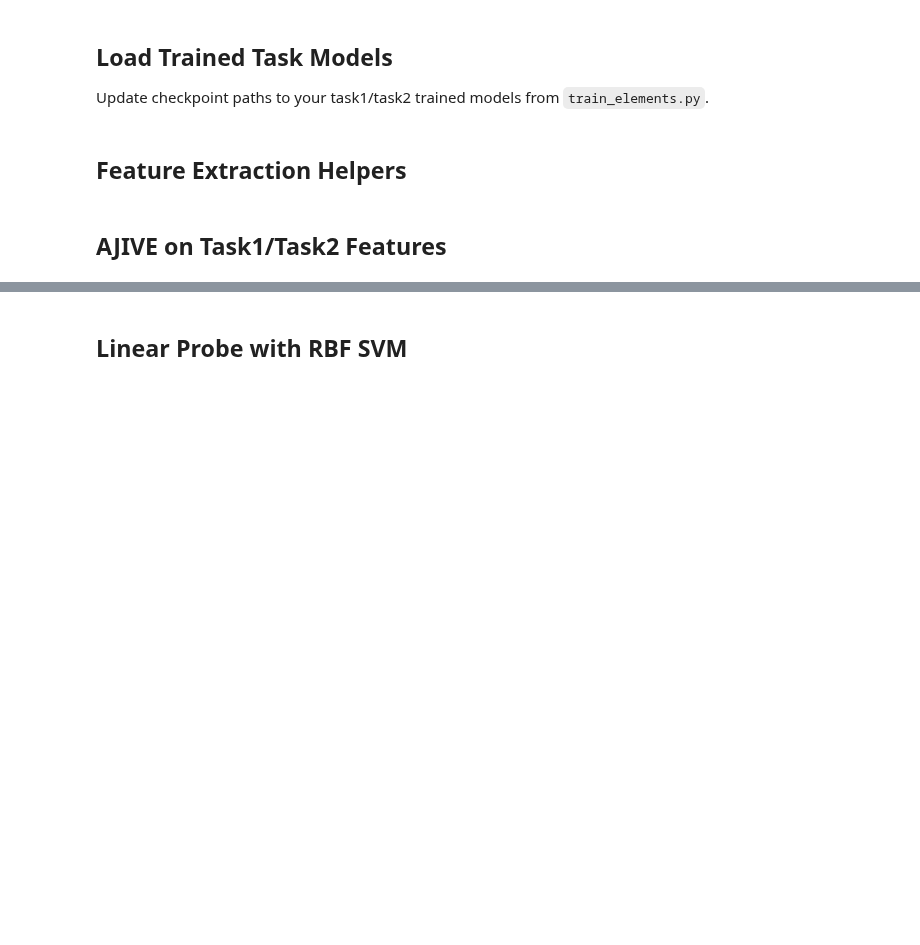
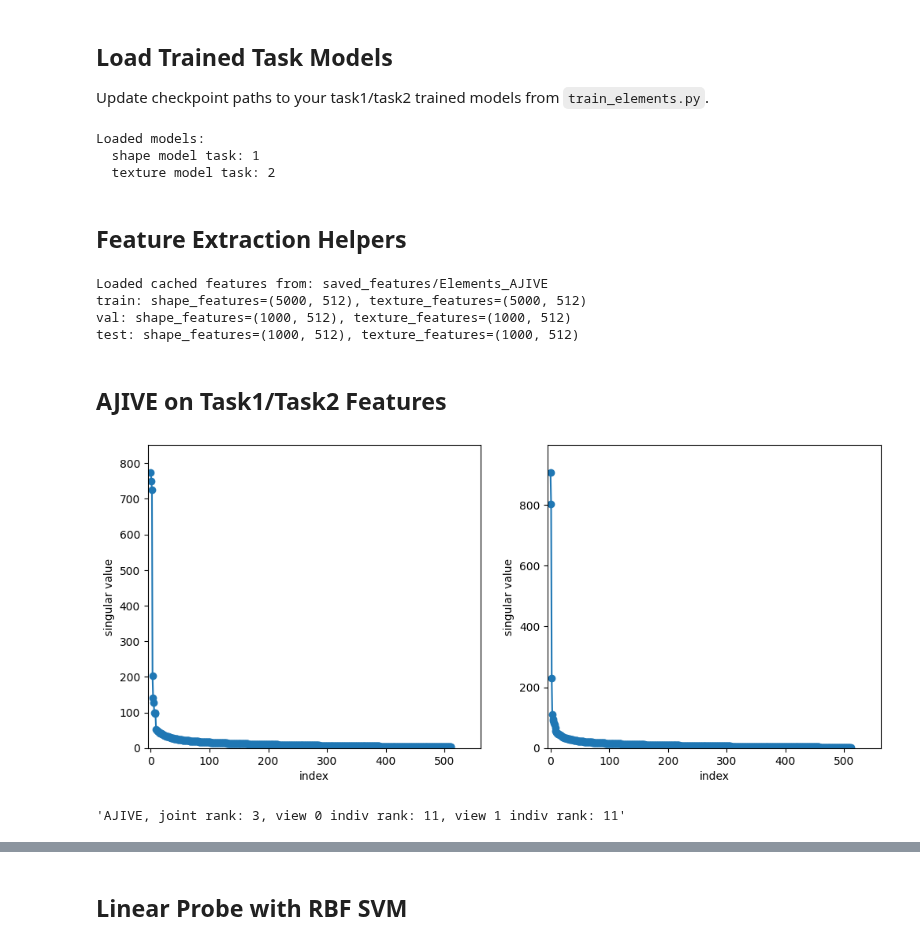
Before and after one commit to hzavadil98/UiT_FYS-8603, a Jupyter notebook: Elements_AJIVE.ipynb, the cells around one changed output, grey strips where cells are left out. Cells and saved outputs as stored; diff of their text form; code cells hidden in the pictures; blank space fills up the shorter version.

```diff
--- a/Elements_AJIVE.ipynb
+++ b/Elements_AJIVE.ipynb
@@ -90,8 +117,8 @@ print_class_balance(dataloader)
 
 Update checkpoint paths to your task1/task2 trained models from `train_elements.py`.
 # %%
-shape_ckpt_path = 'checkpoints/model_single_element_task01-epoch:XX.ckpt'
-texture_ckpt_path = 'checkpoints/model_single_element_task02-epoch:YY.ckpt'
+shape_ckpt_path = 'artifacts/model-908ij4rg:v0/model.ckpt'
+texture_ckpt_path = 'artifacts/model-qtzv9eop:v0/model.ckpt'
 
 for p in [shape_ckpt_path, texture_ckpt_path]:
     if not Path(p).exists():
@@ -106,6 +133,10 @@ model_texture = model_texture.to(device).eval()
 print('Loaded models:')
 print('  shape model task:', model_shape.task)
 print('  texture model task:', model_texture.task)
+# %% [output]
+Loaded models:
+  shape model task: 1
+  texture model task: 2
 # %% [markdown]
 ## Feature Extraction Helpers
 # %%
@@ -156,9 +180,56 @@ for split_name, split_data in [('train', train_data), ('val', val_data), ('test'
+# %%
+# Cache extracted feature splits to avoid recomputation in future runs
+USE_CACHED_FEATURES = True  # Set True to load cached .pt files if they exist
+
+cache_dir = Path('saved_features/Elements_AJIVE')
+cache_dir.mkdir(parents=True, exist_ok=True)
+
+cache_paths = {
+    'train': cache_dir / 'all_data_train.pt',
+    'val': cache_dir / 'all_data_val.pt',
+    'test': cache_dir / 'all_data_test.pt',
+}
+
+cache_available = all(path.exists() for path in cache_paths.values())
+
+if USE_CACHED_FEATURES and cache_available:
+    train_data = torch.load(cache_paths['train'], weights_only=False)
+    val_data = torch.load(cache_paths['val'], weights_only=False)
+    test_data = torch.load(cache_paths['test'], weights_only=False)
+    print('Loaded cached features from:', cache_dir)
+else:
+    train_data = get_featurized_data(dataloader.train_dataloader(), model_shape, model_texture, device)
+    val_data = get_featurized_data(dataloader.val_dataloader(), model_shape, model_texture, device)
+    test_data = get_featurized_data(dataloader.test_dataloader(), model_shape, model_texture, device)
+
+    torch.save(train_data, cache_paths['train'])
+    torch.save(val_data, cache_paths['val'])
+    torch.save(test_data, cache_paths['test'])
+    print('Saved feature caches to:', cache_dir)
+
+for split_name, split_data in [('train', train_data), ('val', val_data), ('test', test_data)]:
+    print(f"{split_name}: shape_features={split_data['shape_features'].shape}, texture_features={split_data['texture_features'].shape}")
+# %% [output]
+Loaded cached features from: saved_features/Elements_AJIVE
+train: shape_features=(5000, 512), texture_features=(5000, 512)
+val: shape_features=(1000, 512), texture_features=(1000, 512)
+test: shape_features=(1000, 512), texture_features=(1000, 512)
 # %% [markdown]
 ## AJIVE on Task1/Task2 Features
+# %%
+plt.figure(figsize=[12, 5])
+plt.subplot(1, 2, 1)
+PCA().fit(train_data['shape_features']).plot_scree(log = False)
+plt.subplot(1, 2, 2)
+PCA().fit(train_data['texture_features']).plot_scree(log = False)
+# %% [output]
+[figure, added]
 # %%
-aj = AJIVE(init_signal_ranks=(50, 50), n_jobs=4, center=True)
+aj = AJIVE(init_signal_ranks=(14, 14), n_jobs=4, center=True)
 aj.fit([train_data['shape_features'], train_data['texture_features']])
 aj.summary()
+# %% [output]
+'AJIVE, joint rank: 3, view 0 indiv rank: 11, view 1 indiv rank: 11'
 # %%
 def get_ajive_projections(aj_model, train_split, val_split, test_split):
     train_shape_joint = aj_model.view_specific_[0].joint_.transform(train_split['shape_features'])
```
Also changed, not shown: parts of 8 cells of this notebook, 1 other file.
